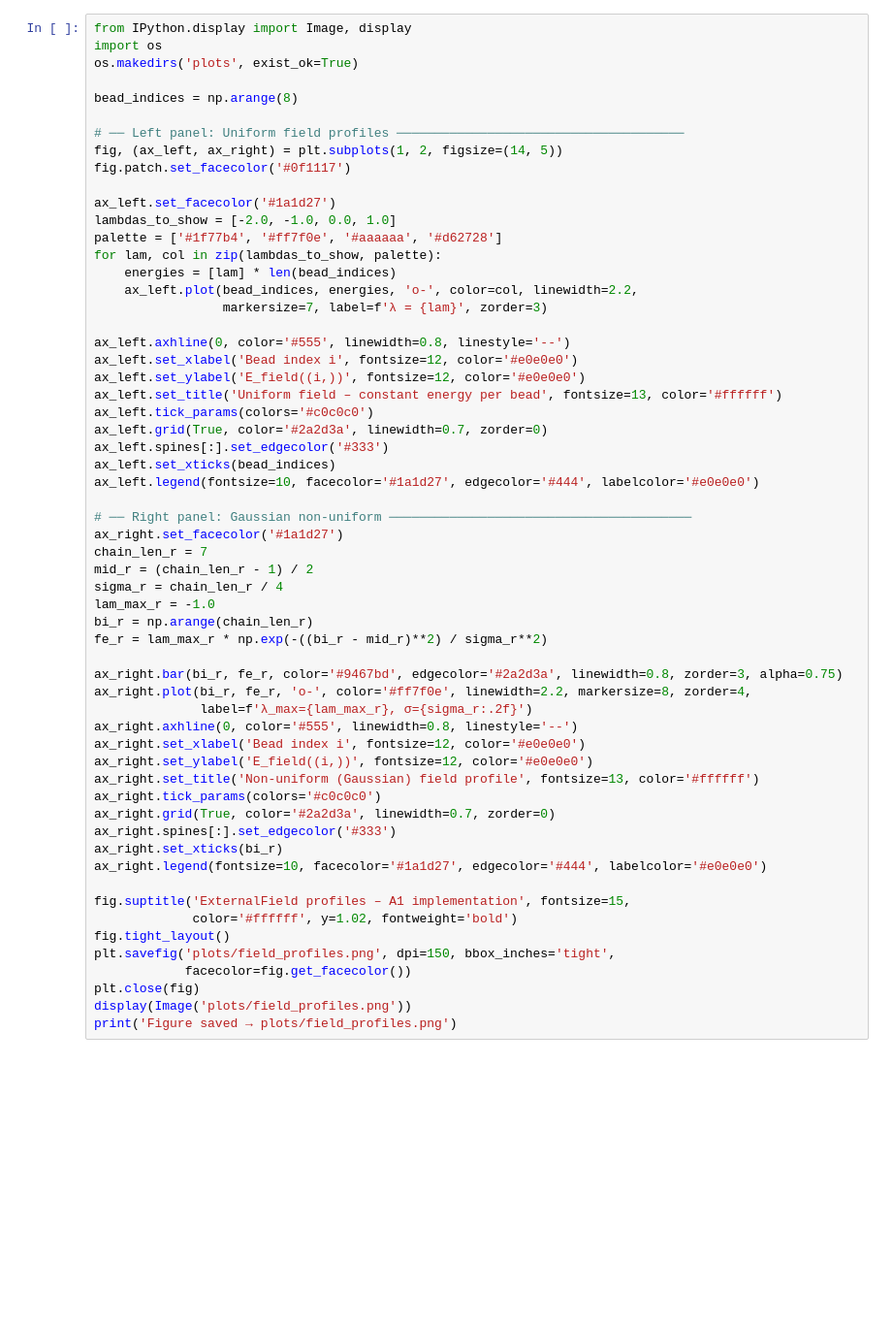
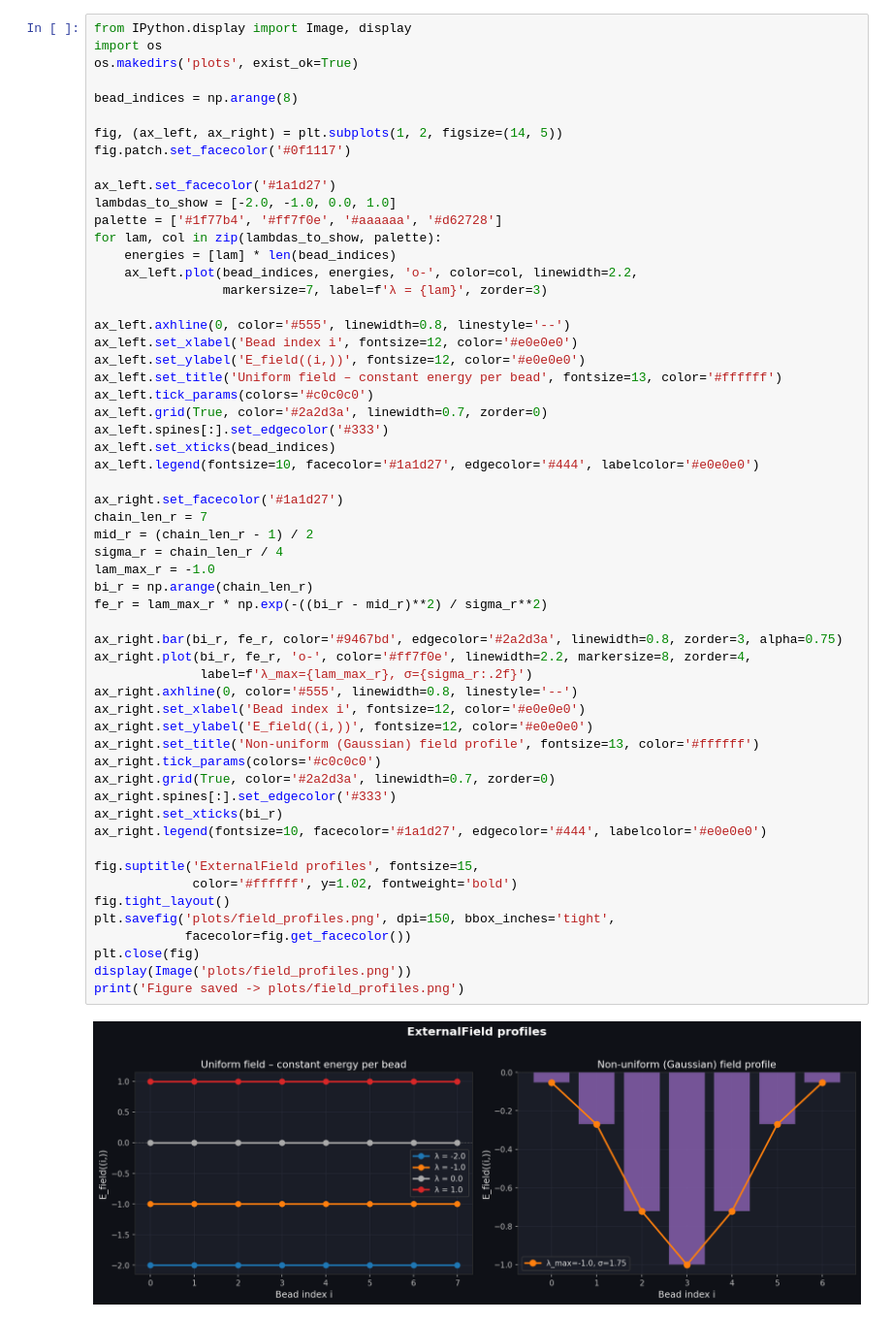
Before and after one commit to QFold-Thesis/quantum-protein-folding, a Jupyter notebook: docs/field_extension_presentation.ipynb, the cells around one changed output. Shown at 97% size. Cells and saved outputs as stored; diff of their text form; blank space fills up the shorter version.

```diff
--- a/docs/field_extension_presentation.ipynb
+++ b/docs/field_extension_presentation.ipynb
@@ -188,7 +160,6 @@ os.makedirs('plots', exist_ok=True)
 
 bead_indices = np.arange(8)
 
-# ── Left panel: Uniform field profiles ──────────────────────────────────────
 fig, (ax_left, ax_right) = plt.subplots(1, 2, figsize=(14, 5))
 fig.patch.set_facecolor('#0f1117')
 
@@ -210,33 +181,34 @@ ax_left.spines[:].set_edgecolor('#333')
 ax_left.set_xticks(bead_indices)
 ax_left.legend(fontsize=10, facecolor='#1a1d27', edgecolor='#444', labelcolor='#e0e0e0')
 
-# ── Right panel: Gaussian non-uniform ────────────────────────────────────────
 ax_right.set_facecolor('#1a1d27')
 chain_len_r = 7
 mid_r = (chain_len_r - 1) / 2
 sigma_r = chain_len_r / 4
 lam_max_r = -1.0
 bi_r = np.arange(chain_len_r)
 fe_r = lam_max_r * np.exp(-((bi_r - mid_r)**2) / sigma_r**2)
 
 ax_right.bar(bi_r, fe_r, color='#9467bd', edgecolor='#2a2d3a', linewidth=0.8, zorder=3, alpha=0.75)
 ax_right.plot(bi_r, fe_r, 'o-', color='#ff7f0e', linewidth=2.2, markersize=8, zorder=4,
               label=f'λ_max={lam_max_r}, σ={sigma_r:.2f}')
 ax_right.axhline(0, color='#555', linewidth=0.8, linestyle='--')
 ax_right.set_xlabel('Bead index i', fontsize=12, color='#e0e0e0')
 ax_right.set_ylabel('E_field((i,))', fontsize=12, color='#e0e0e0')
 ax_right.set_title('Non-uniform (Gaussian) field profile', fontsize=13, color='#ffffff')
 ax_right.tick_params(colors='#c0c0c0')
 ax_right.grid(True, color='#2a2d3a', linewidth=0.7, zorder=0)
 ax_right.spines[:].set_edgecolor('#333')
 ax_right.set_xticks(bi_r)
 ax_right.legend(fontsize=10, facecolor='#1a1d27', edgecolor='#444', labelcolor='#e0e0e0')
 
-fig.suptitle('ExternalField profiles – A1 implementation', fontsize=15,
+fig.suptitle('ExternalField profiles', fontsize=15,
              color='#ffffff', y=1.02, fontweight='bold')
 fig.tight_layout()
 plt.savefig('plots/field_profiles.png', dpi=150, bbox_inches='tight',
             facecolor=fig.get_facecolor())
 plt.close(fig)
 display(Image('plots/field_profiles.png'))
-print('Figure saved → plots/field_profiles.png')
+print('Figure saved -> plots/field_profiles.png')
+# %% [output]
+[figure, added]
```
Also changed, not shown: parts of 22 cells of this notebook, 2 other files.
